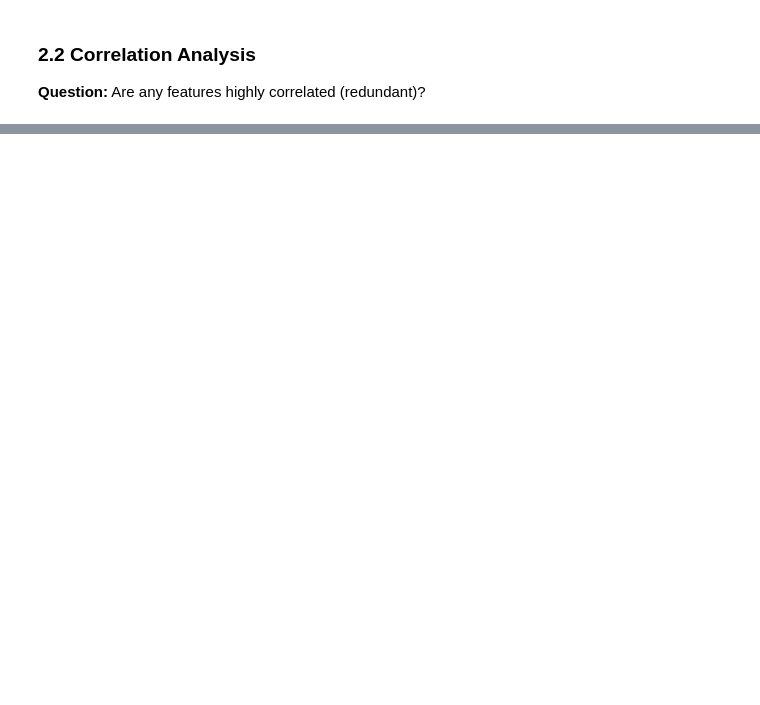
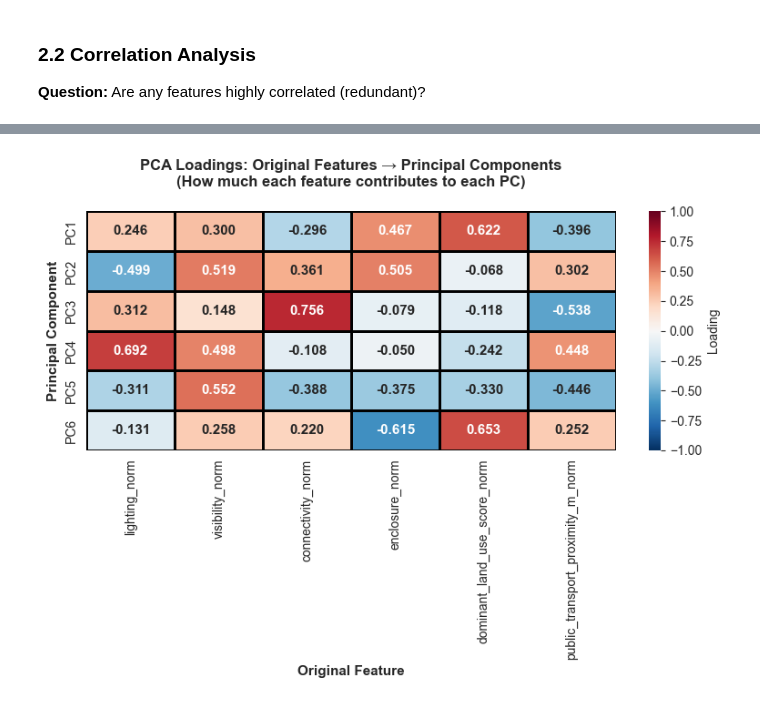
Before and after one commit to modnas-m/MaCAD26-G01-DataEncoding, a Jupyter notebook: notebooks/03_PCA.ipynb, the cells around one changed output, grey strips where cells are left out. Cells and saved outputs as stored; diff of their text form; code cells hidden in the pictures; blank space fills up the shorter version.

```diff
--- a/notebooks/03_PCA.ipynb
+++ b/notebooks/03_PCA.ipynb
@@ -243,0 +417,24 @@ plt.show()
+# %%
+# Extract loadings (components)
+loadings = pd.DataFrame(
+    pca_full.components_,
+    columns=FEATURE_COLS,
+    index=[f'PC{i+1}' for i in range(len(pca_full.components_))]
+)
+
+print('='*70)
+print('PCA LOADINGS (Contribution of original features to each PC)')
+print('='*70)
+print(loadings.round(4))
+
+print('\n' + '='*70)
+print('INTERPRETATION GUIDE')
+print('='*70)
+for i, (pc_name, row) in enumerate(loadings.iterrows()):
+    print(f'\n{pc_name} (explains {explained_variance_ratio[i]:.1%} of variance):')
+    row_sorted = row.abs().sort_values(ascending=False)
+    for feat, loading_abs in row_sorted.items():
+        loading_actual = row[feat]
+        sign = '+' if loading_actual > 0 else '−'
+        magnitude = 'Strong' if loading_abs > 0.6 else 'Moderate' if loading_abs > 0.4 else 'Weak'
+        print(f'  {feat:15s}: {sign} {loading_abs:.3f} ({magnitude})')
@@ -243,0 +459,14 @@ plt.show()
+# %%
+# Visualize loadings as heatmap
+plt.figure(figsize=(8, 6))
+sns.heatmap(loadings, annot=True, cmap='RdBu_r', center=0, vmin=-1, vmax=1, fmt='.3f',
+            cbar_kws={'label': 'Loading'}, linewidths=1, linecolor='black',
+            annot_kws={'fontsize': 11, 'fontweight': 'bold'})
+plt.title('PCA Loadings: Original Features → Principal Components\n(How much each feature contributes to each PC)',
+          fontsize=12, fontweight='bold', pad=20)
+plt.ylabel('Principal Component', fontsize=11, fontweight='bold')
+plt.xlabel('Original Feature', fontsize=11, fontweight='bold')
+plt.tight_layout()
+plt.show()
+# %% [output]
+[figure, added]
```
Also changed, not shown: parts of 19 cells of this notebook, 4 other files.
